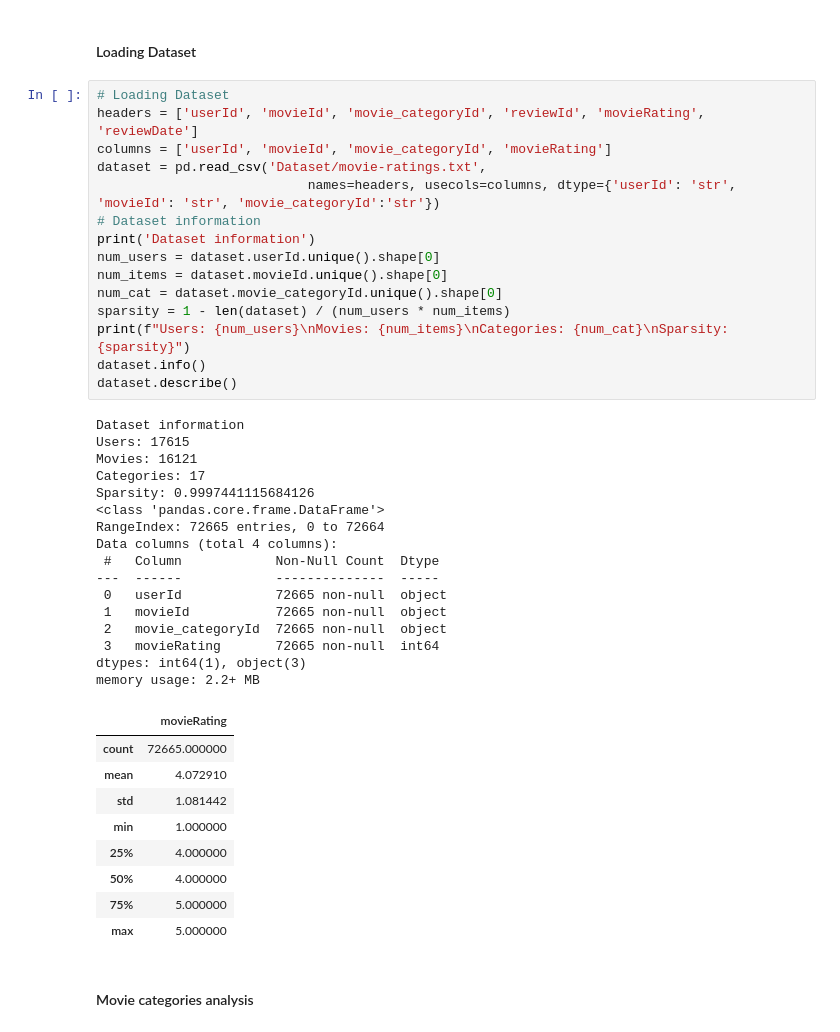
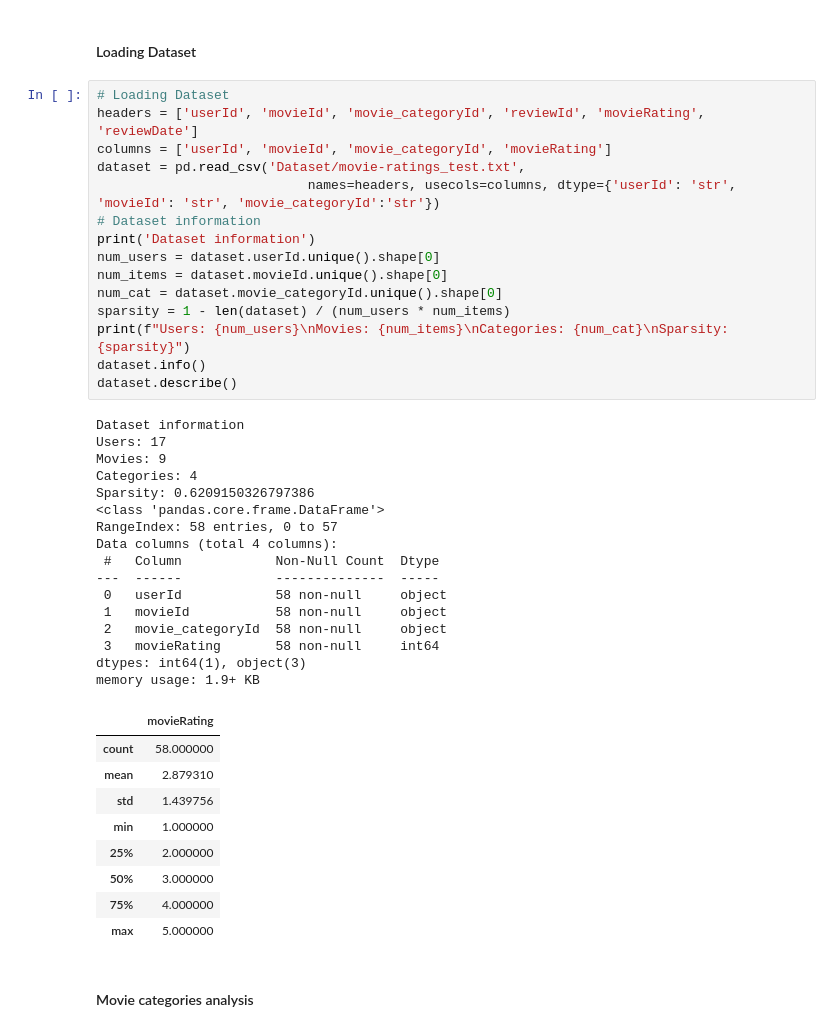
Before and after one commit to andres112/Social-Media-Analytics, a Jupyter notebook: Project/main.ipynb, the cells around one changed output. Drawn from its saved outputs; the diff is of its cells as text.

```diff
--- a/Project/main.ipynb
+++ b/Project/main.ipynb
@@ -34,43 +34,43 @@ warnings.filterwarnings("ignore")  # ignore warnings in logs
 # %%
 # Loading Dataset
 headers = ['userId', 'movieId', 'movie_categoryId', 'reviewId', 'movieRating', 'reviewDate']
 columns = ['userId', 'movieId', 'movie_categoryId', 'movieRating']
-dataset = pd.read_csv('Dataset/movie-ratings.txt',
+dataset = pd.read_csv('Dataset/movie-ratings_test.txt',
                            names=headers, usecols=columns, dtype={'userId': 'str', 'movieId': 'str', 'movie_categoryId':'str'})
 # Dataset information
 print('Dataset information')
 num_users = dataset.userId.unique().shape[0]
 num_items = dataset.movieId.unique().shape[0]
 num_cat = dataset.movie_categoryId.unique().shape[0]
 sparsity = 1 - len(dataset) / (num_users * num_items)
 print(f"Users: {num_users}\nMovies: {num_items}\nCategories: {num_cat}\nSparsity: {sparsity}")
 dataset.info()
 dataset.describe()
 # %% [output]
 Dataset information
-Users: 17615
-Movies: 16121
-Categories: 17
-Sparsity: 0.9997441115684126
+Users: 17
+Movies: 9
+Categories: 4
+Sparsity: 0.6209150326797386
 <class 'pandas.core.frame.DataFrame'>
-RangeIndex: 72665 entries, 0 to 72664
+RangeIndex: 58 entries, 0 to 57
 Data columns (total 4 columns):
  #   Column            Non-Null Count  Dtype
 ---  ------            --------------  -----
- 0   userId            72665 non-null  object
- 1   movieId           72665 non-null  object
- 2   movie_categoryId  72665 non-null  object
- 3   movieRating       72665 non-null  int64
+ 0   userId            58 non-null     object
+ 1   movieId           58 non-null     object
+ 2   movie_categoryId  58 non-null     object
+ 3   movieRating       58 non-null     int64
 dtypes: int64(1), object(3)
-memory usage: 2.2+ MB
+memory usage: 1.9+ KB
 |  | movieRating |
-| count | 72665.000000 |
-| mean | 4.072910 |
-| std | 1.081442 |
+| count | 58.000000 |
+| mean | 2.879310 |
+| std | 1.439756 |
 | min | 1.000000 |
-| 25% | 4.000000 |
-| 50% | 4.000000 |
-| 75% | 5.000000 |
+| 25% | 2.000000 |
+| 50% | 3.000000 |
+| 75% | 4.000000 |
 | max | 5.000000 |
 # %% [markdown]
 #### Movie categories analysis
```
Also changed, not shown: parts of 9 cells of this notebook, 2 other files.
